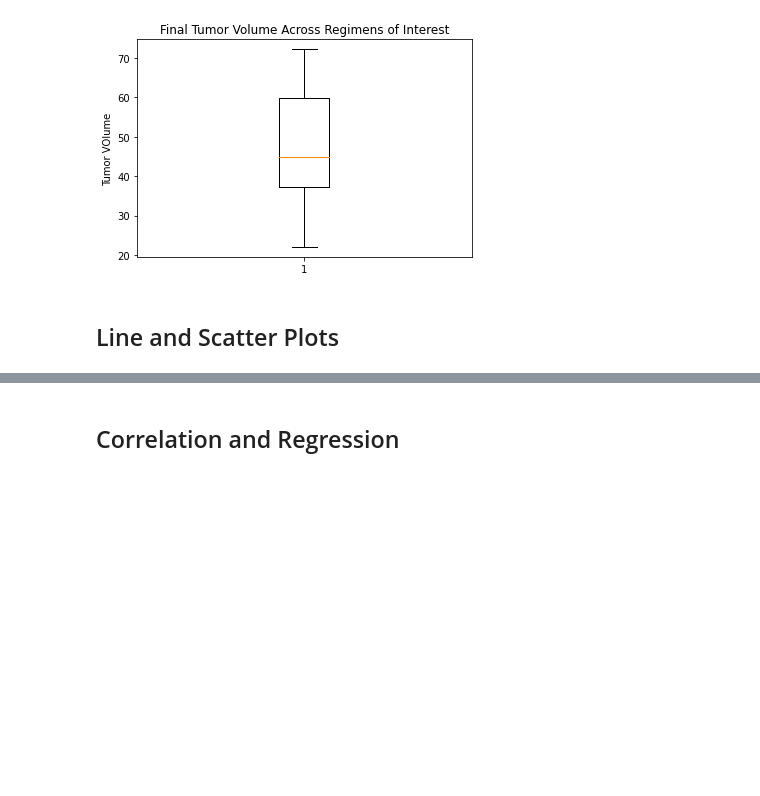
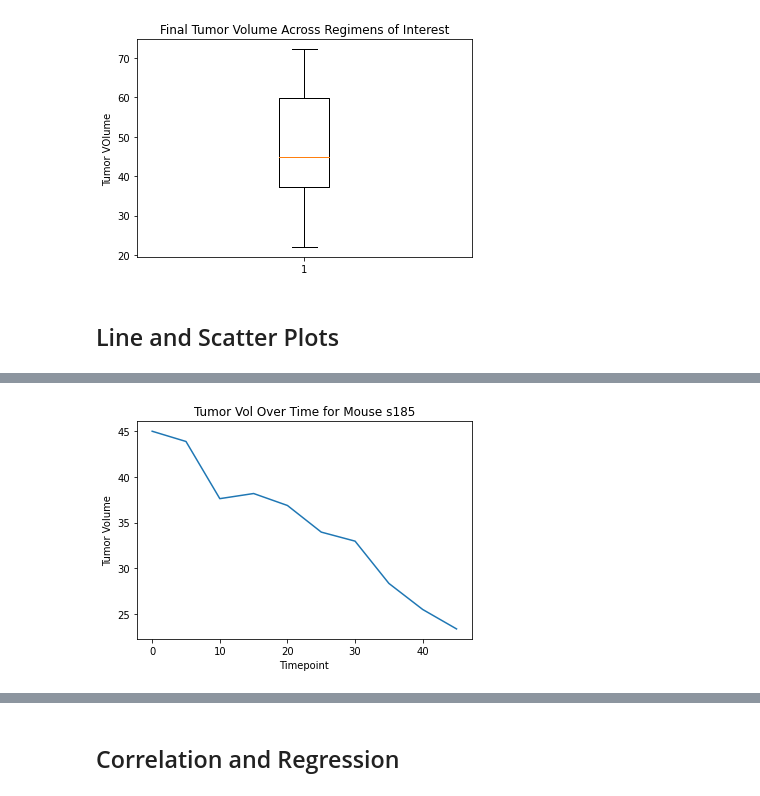
Before and after one commit to etreznoski/pymaceuticals_scc_analysis, a Jupyter notebook: pymaceuticals_starter.ipynb, the cells around one changed output, grey strips where cells are left out. Drawn from its saved outputs; the diff is of its cells as text; code cells hidden in the pictures; blank space fills up the shorter version.

Commit message:
finished line and scatter plots section

```diff
--- a/pymaceuticals_starter.ipynb
+++ b/pymaceuticals_starter.ipynb
@@ -273,3 +273,7 @@ plt.show()
 [figure]
 # %% [markdown]
 ## Line and Scatter Plots
+# %%
+cap_df = clean_mouse_study.drop(clean_mouse_study.loc[clean_mouse_study["Drug Regimen"]!="Capomulin"].index, inplace=False)
+cap_mouse = cap_df.drop(cap_df.loc[cap_df["Mouse ID"]!="s185"].index, inplace=False)
+cap_mouse
@@ -276,2 +292,9 @@ plt.show()
 # %%
 # Generate a line plot of tumor volume vs. time point for a mouse treated with Capomulin
+plt.plot(cap_mouse["Timepoint"], cap_mouse["Tumor Volume (mm3)"])
+plt.title("Tumor Vol Over Time for Mouse s185")
+plt.ylabel("Tumor Volume")
+plt.xlabel("Timepoint")
+plt.show()
+# %% [output]
+[figure, added]
```
Also changed, not shown: parts of 3 cells of this notebook.
